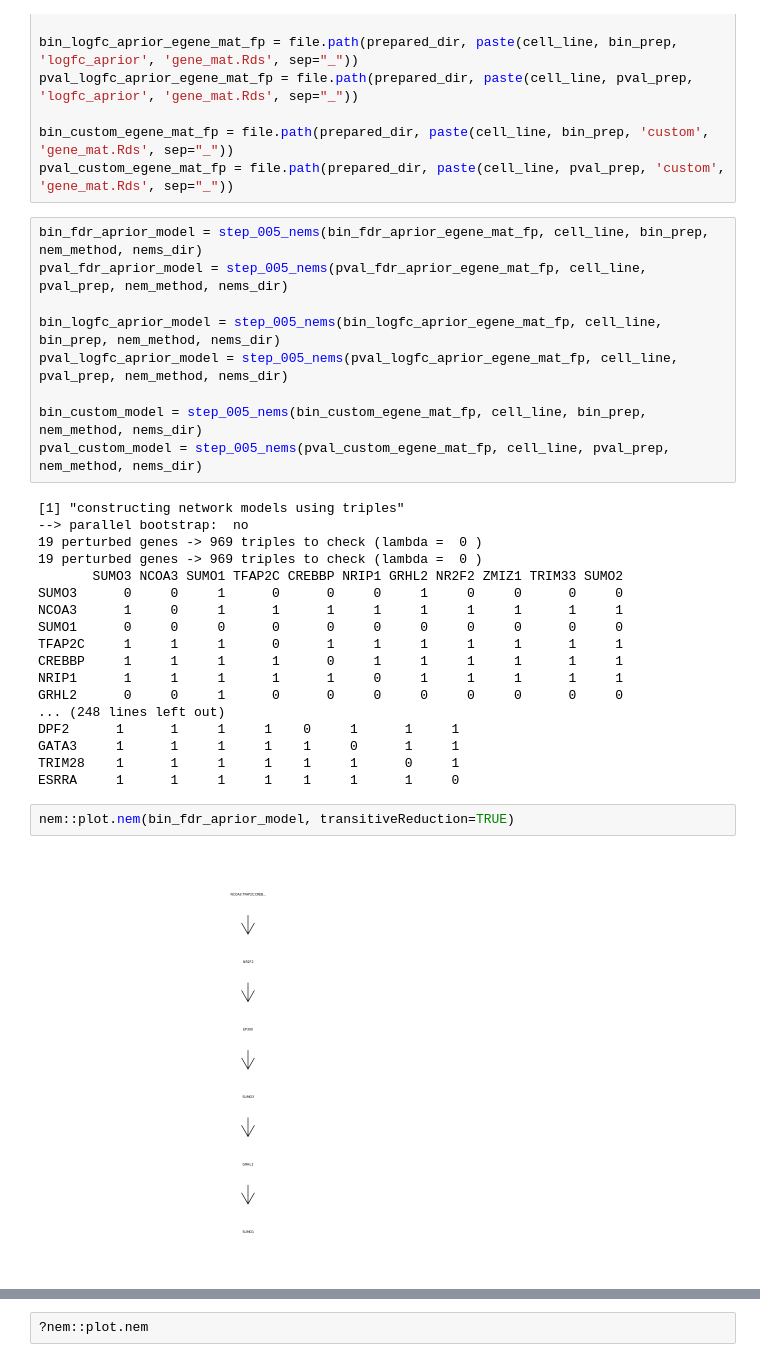
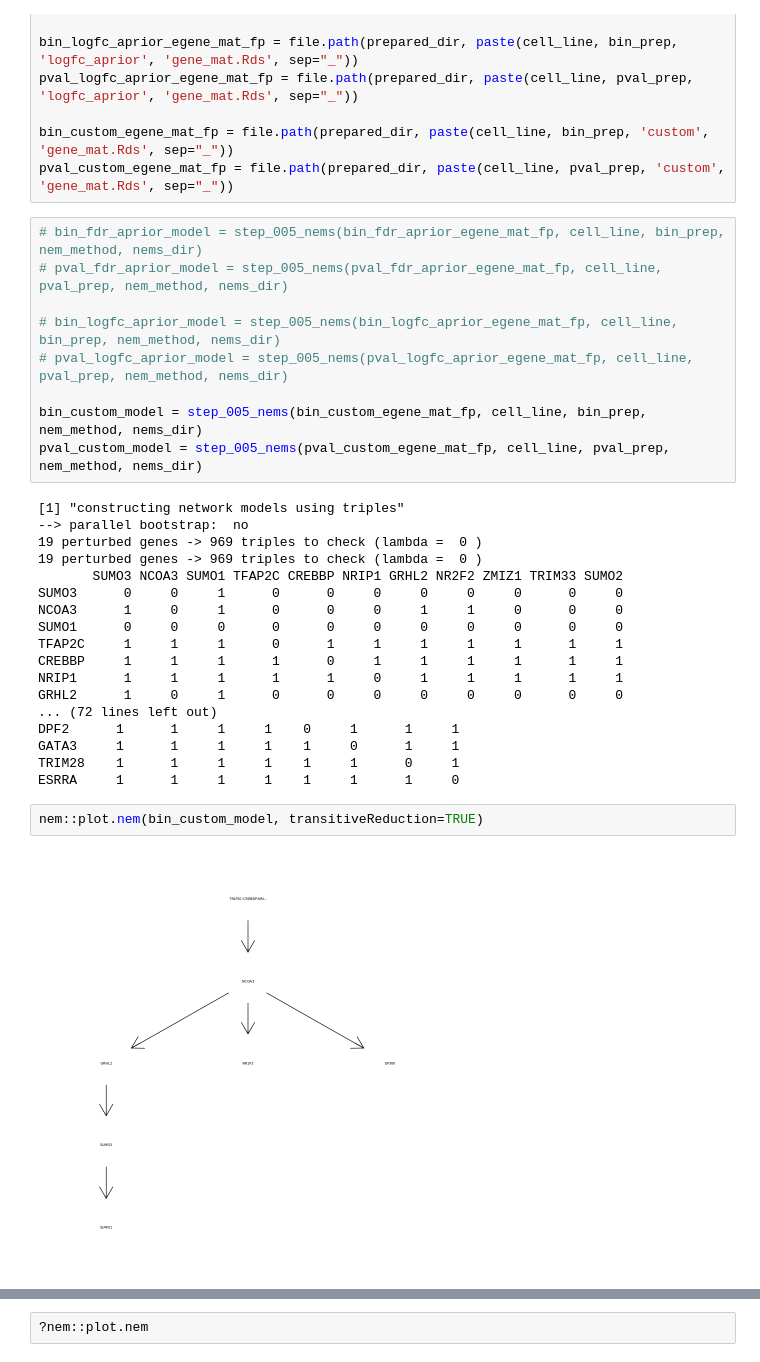
Before and after one commit to frogman141/NEMs_Pipeline, a Jupyter notebook: notebooks/005_nems_dev.ipynb, the cells around one changed output, grey strips where cells are left out. Cells and saved outputs as stored; diff of their text form.

```diff
--- a/notebooks/005_nems_dev.ipynb
+++ b/notebooks/005_nems_dev.ipynb
@@ -130,11 +130,11 @@ pval_logfc_aprior_egene_mat_fp = file.path(prepared_dir, paste(cell_line, pval_p
 bin_custom_egene_mat_fp = file.path(prepared_dir, paste(cell_line, bin_prep, 'custom', 'gene_mat.Rds', sep="_"))
 pval_custom_egene_mat_fp = file.path(prepared_dir, paste(cell_line, pval_prep, 'custom', 'gene_mat.Rds', sep="_"))
 # %%
-bin_fdr_aprior_model = step_005_nems(bin_fdr_aprior_egene_mat_fp, cell_line, bin_prep, nem_method, nems_dir)
-pval_fdr_aprior_model = step_005_nems(pval_fdr_aprior_egene_mat_fp, cell_line, pval_prep, nem_method, nems_dir)
+# bin_fdr_aprior_model = step_005_nems(bin_fdr_aprior_egene_mat_fp, cell_line, bin_prep, nem_method, nems_dir)
+# pval_fdr_aprior_model = step_005_nems(pval_fdr_aprior_egene_mat_fp, cell_line, pval_prep, nem_method, nems_dir)
 
-bin_logfc_aprior_model = step_005_nems(bin_logfc_aprior_egene_mat_fp, cell_line, bin_prep, nem_method, nems_dir)
-pval_logfc_aprior_model = step_005_nems(pval_logfc_aprior_egene_mat_fp, cell_line, pval_prep, nem_method, nems_dir)
+# bin_logfc_aprior_model = step_005_nems(bin_logfc_aprior_egene_mat_fp, cell_line, bin_prep, nem_method, nems_dir)
+# pval_logfc_aprior_model = step_005_nems(pval_logfc_aprior_egene_mat_fp, cell_line, pval_prep, nem_method, nems_dir)
 
 bin_custom_model = step_005_nems(bin_custom_egene_mat_fp, cell_line, bin_prep, nem_method, nems_dir)
 pval_custom_model = step_005_nems(pval_custom_egene_mat_fp, cell_line, pval_prep, nem_method, nems_dir)
@@ -144,19 +144,19 @@ pval_custom_model = step_005_nems(pval_custom_egene_mat_fp, cell_line, pval_prep
 19 perturbed genes -> 969 triples to check (lambda =  0 )
 19 perturbed genes -> 969 triples to check (lambda =  0 )
        SUMO3 NCOA3 SUMO1 TFAP2C CREBBP NRIP1 GRHL2 NR2F2 ZMIZ1 TRIM33 SUMO2
-SUMO3      0     0     1      0      0     0     1     0     0      0     0
-NCOA3      1     0     1      1      1     1     1     1     1      1     1
+SUMO3      0     0     1      0      0     0     0     0     0      0     0
+NCOA3      1     0     1      0      0     0     1     1     0      0     0
 SUMO1      0     0     0      0      0     0     0     0     0      0     0
 TFAP2C     1     1     1      0      1     1     1     1     1      1     1
 CREBBP     1     1     1      1      0     1     1     1     1      1     1
 NRIP1      1     1     1      1      1     0     1     1     1      1     1
-GRHL2      0     0     1      0      0     0     0     0     0      0     0
-... (248 lines left out)
+GRHL2      1     0     1      0      0     0     0     0     0      0     0
+... (72 lines left out)
 DPF2      1      1     1     1    0     1      1     1
 GATA3     1      1     1     1    1     0      1     1
 TRIM28    1      1     1     1    1     1      0     1
 ESRRA     1      1     1     1    1     1      1     0
 # %%
-nem::plot.nem(bin_fdr_aprior_model, transitiveReduction=TRUE)
+nem::plot.nem(bin_custom_model, transitiveReduction=TRUE)
 # %% [output]
-[figure, old version]
+[figure, new version]
```
Also changed, not shown: parts of 5 cells of this notebook, 6 other files.
